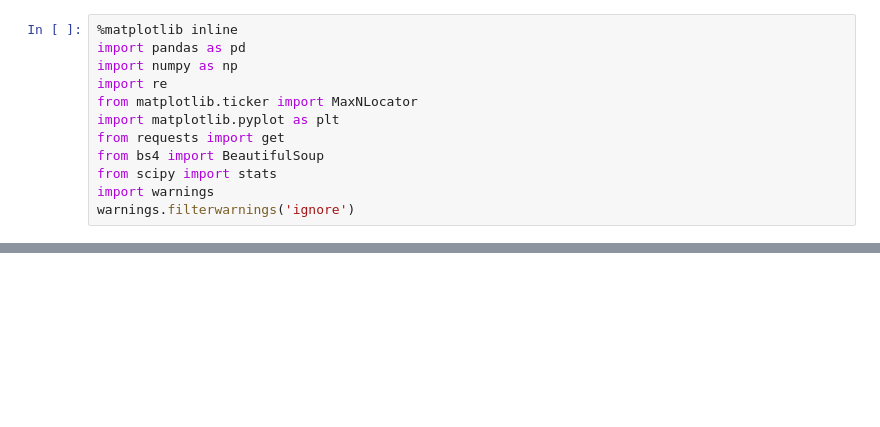
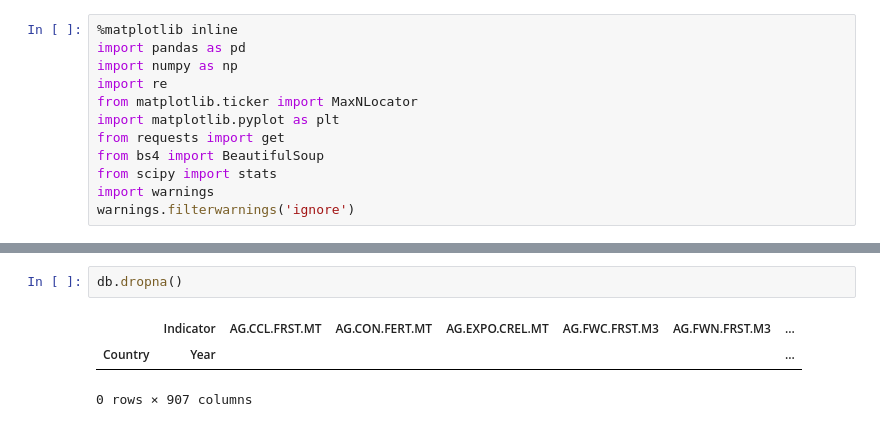
Before and after one commit to GhaliAmir/Education-In-Africa, a Jupyter notebook: Project.ipynb, the cells around one changed output, grey strips where cells are left out. Cells and saved outputs as stored; diff of their text form; blank space fills up the shorter version.

```diff
--- a/Project.ipynb
+++ b/Project.ipynb
@@ -39,0 +63,6 @@ top_authors[['authors','H5-Index','id']].groupby(['authors','H5-Index']).count()
+# %%
+db.dropna()
+# %% [output]
+|  | Indicator | AG.CCL.FRST.MT | AG.CON.FERT.MT | AG.EXPO.CREL.MT | AG.FWC.FRST.M3 | AG.FWN.FRST.M3 | ... |
+| Country | Year |  |  |  |  |  | ... |
+0 rows × 907 columns
```
Also changed, not shown: parts of 6 cells of this notebook.
